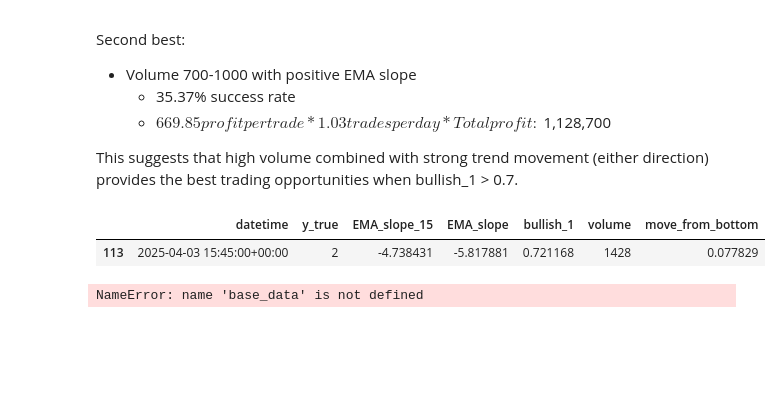
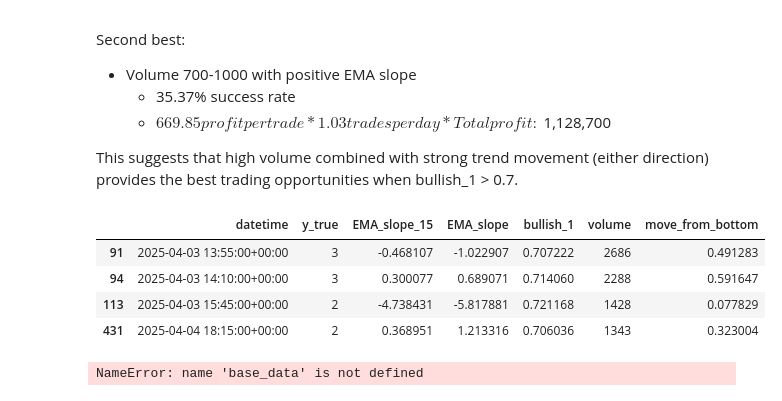
Before and after one commit to vgupta2710/Equity-Plans, a Jupyter notebook: deepnote/Data_Importer/6. Flag Adjustments Historical.ipynb, the cells around one changed output. Drawn from its saved outputs; the diff is of its cells as text; code cells hidden in the pictures; blank space fills up the shorter version.

```diff
--- a/deepnote/Data_Importer/6. Flag Adjustments Historical.ipynb
+++ b/deepnote/Data_Importer/6. Flag Adjustments Historical.ipynb
@@ -1222,13 +1222,16 @@ import json
 with open('/work/config/strategy_volume_based.json', 'r') as file:
     config = json.load(file)  # Use json.load() for files instead of json.loads()
 # %%
-history[(history['volume']> config['volume_threshold'])
-        & (history['bullish_1']> config['bearish_threshold_min'])
+history[(history['volume']> 900)
+        & (history['bullish_1']> .7)
         & ((history['EMA_slope_15']>config['ema_slope_15_threshold_max']) | (history['EMA_slope_15']<config['ema_slope_15_threshold_min']))
 ][['datetime','y_true','EMA_slope_15','EMA_slope','bullish_1','volume','move_from_bottom']]
 # %% [output]
 |  | datetime | y_true | EMA_slope_15 | EMA_slope | bullish_1 | volume | move_from_bottom |
+| 91 | 2025-04-03 13:55:00+00:00 | 3 | -0.468107 | -1.022907 | 0.707222 | 2686 | 0.491283 |
+| 94 | 2025-04-03 14:10:00+00:00 | 3 | 0.300077 | 0.689071 | 0.714060 | 2288 | 0.591647 |
 | 113 | 2025-04-03 15:45:00+00:00 | 2 | -4.738431 | -5.817881 | 0.721168 | 1428 | 0.077829 |
+| 431 | 2025-04-04 18:15:00+00:00 | 2 | 0.368951 | 1.213316 | 0.706036 | 1343 | 0.323004 |
 # %%
 base_data[(base_data['volume']> 900)
         & (base_data['bullish_1']> 0.72)
```
Also changed, not shown: parts of 2 cells of this notebook, 1 other file.
